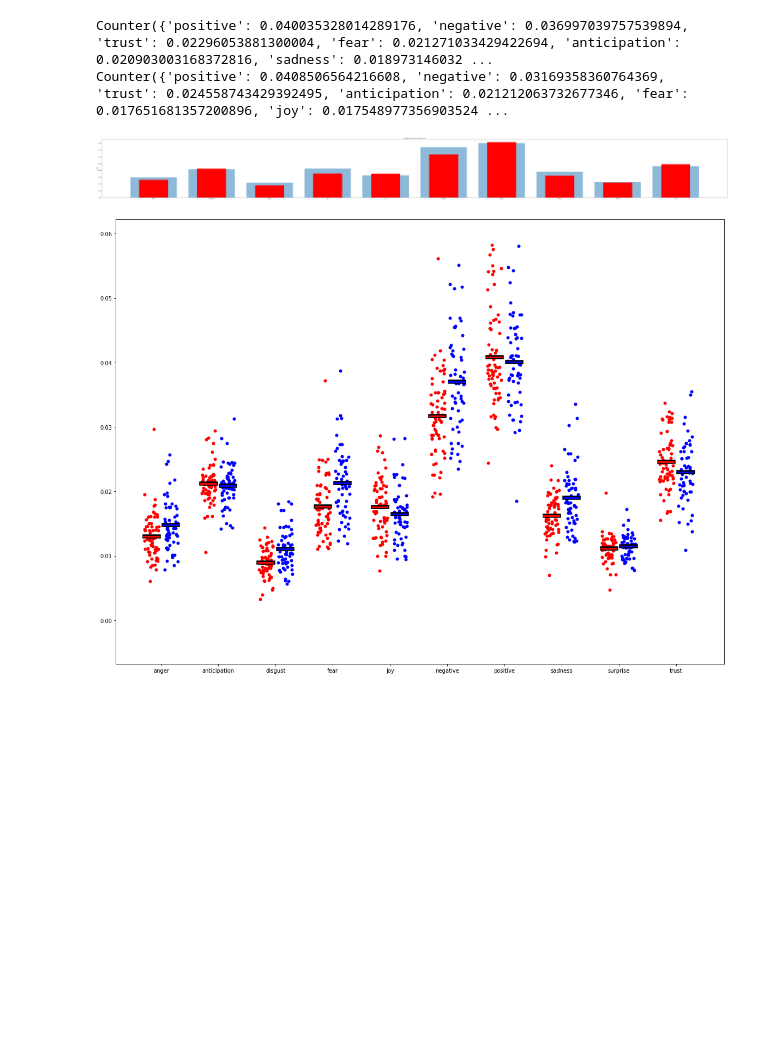
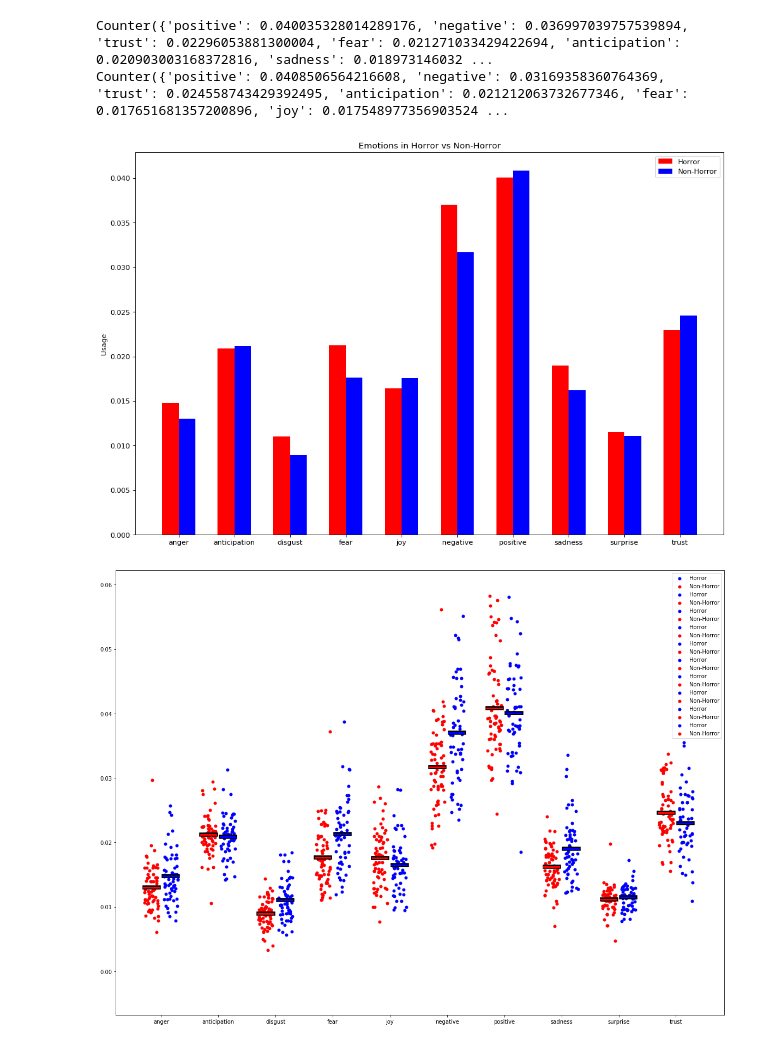
Before and after one commit to Strafos/INFO4430-mini-project, a Jupyter notebook: miniproj.ipynb, the cells around one changed output. Drawn from its saved outputs; the diff is of its cells as text; code cells hidden in the pictures; blank space fills up the shorter version.

Commit message:
Clean up graphs

```diff
--- a/miniproj.ipynb
+++ b/miniproj.ipynb
@@ -157,24 +157,24 @@ Counter({'positive': 0.0408506564216608, 'negative': 0.03169358360764369, 'trust
 # %%
 emotions = [k for k, v in horror_ratios.items()]
 ratios = [v for k, v in horror_ratios.items()]
 
 non_horror_ratio_vals = [v for k, v in non_horror_ratios.items()]
 
 y_pos = numpy.arange(len(emotions))
 
 figure(num=None, figsize=(15, 10), dpi=80, facecolor='w', edgecolor='k')
 
-
-plt.bar(y_pos, ratios, align='center', alpha=0.5)
-plt.bar(y_pos, non_horror_ratio_vals, width=.5, color='r', align='center')
+plt.bar(y_pos - .15, ratios, align='center', width=.3, color='r', label="Horror")
+plt.bar(y_pos + .15, non_horror_ratio_vals, width=.3, color='b', align='center', label="Non-Horror")
 plt.xticks(y_pos, emotions)
 plt.ylabel('Usage')
 plt.title('Emotions in Horror vs Non-Horror')
 
+plt.legend()
 
 plt.show()
 # %% [output]
-[figure, old version]
+[figure, new version]
 # %%
 import numpy as np
 
@@ -186,12 +186,6 @@ non_horror_ratio_vals = [v for k, v in non_horror_ratios.items()]
 y_pos = numpy.arange(len(emotions))
 
 
-# plt.bar(y_pos, ratios, align='center', alpha=0.5)
-# plt.bar(y_pos, non_horror_ratio_vals, width=.5, color='r', align='center')
-# plt.xticks(y_pos, emotions)
-# plt.ylabel('Usage')
-# plt.title('Emotions in Horror vs Non-Horror')
-
 labels = [k for k, v in horror_ratios.items()]
 
 width=0.25
@@ -201,7 +195,7 @@ for i, label in enumerate(labels):
     x = np.ones(len(y))*i + .17 + (np.random.rand(len(y))*width-width/2.)
     mean = y.mean()
 
-    ax.scatter(x, y, color="blue", s=25)
+    ax.scatter(x, y, color="blue", s=25, label="Horror")
     ax.plot([i-width/2. + .17, i+width/2. + .17],[mean,mean], color="k", linewidth=7.5)
     ax.plot([i-width/1.8 + .17, i+width/2. + .17],[mean,mean], color="b", linewidth=3)
 
@@ -211,7 +205,7 @@ for i, label in enumerate(labels):
 
     mean = y.mean()
 
-    ax.scatter(x, y, color="red", s=25)
+    ax.scatter(x, y, color="red", s=25, label="Non-Horror")
     ax.plot([i-width/2. - .17, i+width/2. - .17],[mean,mean], color="k", linewidth=7.5)
     ax.plot([i-width/1.8 - .17, i+width/2. - .17],[mean,mean], color="red", linewidth=3)
 
@@ -220,9 +214,11 @@ for i, label in enumerate(labels):
 ax.set_xticks(range(len(labels)))
 ax.set_xticklabels(labels)
 
+ax.legend()
+
 fig.set_size_inches(20,15)
 # fig.(num=None, figsize=(20, 20), dpi=30, facecolor='w', edgecolor='k')
 
 plt.show()
 # %% [output]
-[figure, old version]
+[figure, new version]
```
Also changed, not shown: parts of 1 cell of this notebook.
